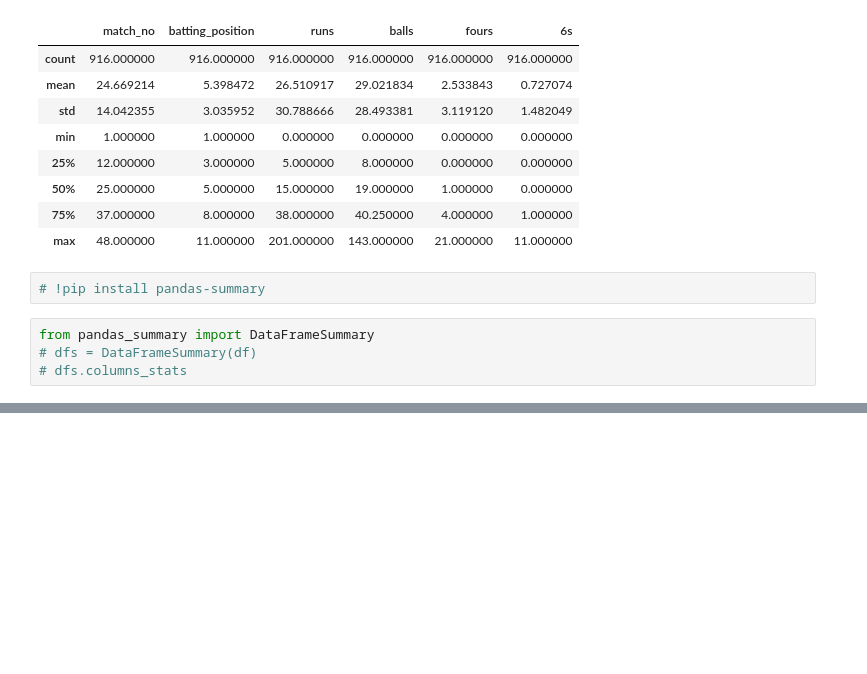
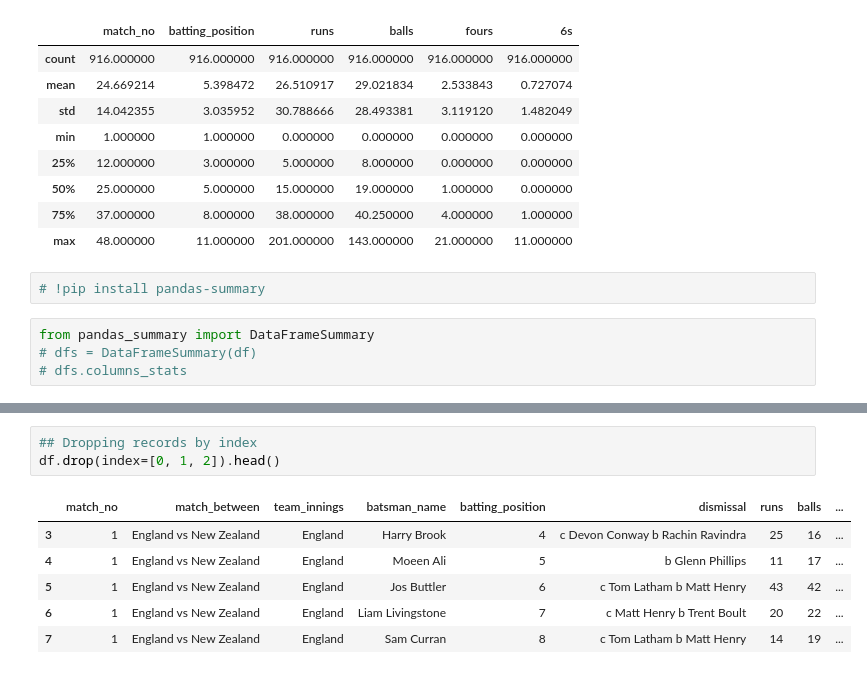
Before and after one commit to themrinalsinha/EverythingAI, a Jupyter notebook: Tools/Pandas Learnings/Introduction.ipynb, the cells around one changed output, grey strips where cells are left out. Drawn from its saved outputs; the diff is of its cells as text; blank space fills up the shorter version.

```diff
--- a/Tools/Pandas Learnings/Introduction.ipynb
+++ b/Tools/Pandas Learnings/Introduction.ipynb
@@ -560,0 +638,10 @@ from pandas_summary import DataFrameSummary
+# %%
+## Dropping records by index
+df.drop(index=[0, 1, 2]).head()
+# %% [output]
+|  | match_no | match_between | team_innings | batsman_name | batting_position | dismissal | runs | balls | ... |
+| 3 | 1 | England vs New Zealand | England | Harry Brook | 4 | c Devon Conway b Rachin Ravindra | 25 | 16 | ... |
+| 4 | 1 | England vs New Zealand | England | Moeen Ali | 5 | b Glenn Phillips | 11 | 17 | ... |
+| 5 | 1 | England vs New Zealand | England | Jos Buttler | 6 | c Tom Latham b Matt Henry | 43 | 42 | ... |
+| 6 | 1 | England vs New Zealand | England | Liam Livingstone | 7 | c Matt Henry b Trent Boult | 20 | 22 | ... |
+| 7 | 1 | England vs New Zealand | England | Sam Curran | 8 | c Tom Latham b Matt Henry | 14 | 19 | ... |
```
Also changed, not shown: parts of 20 cells of this notebook.
